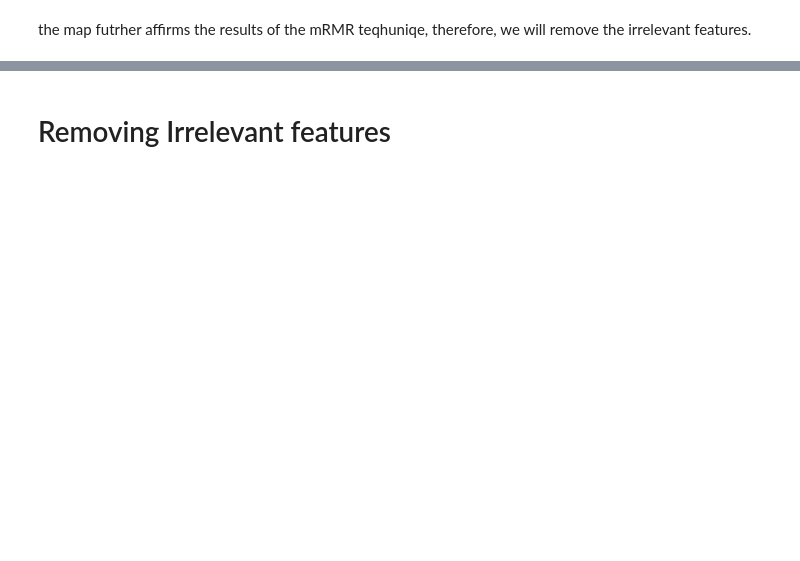
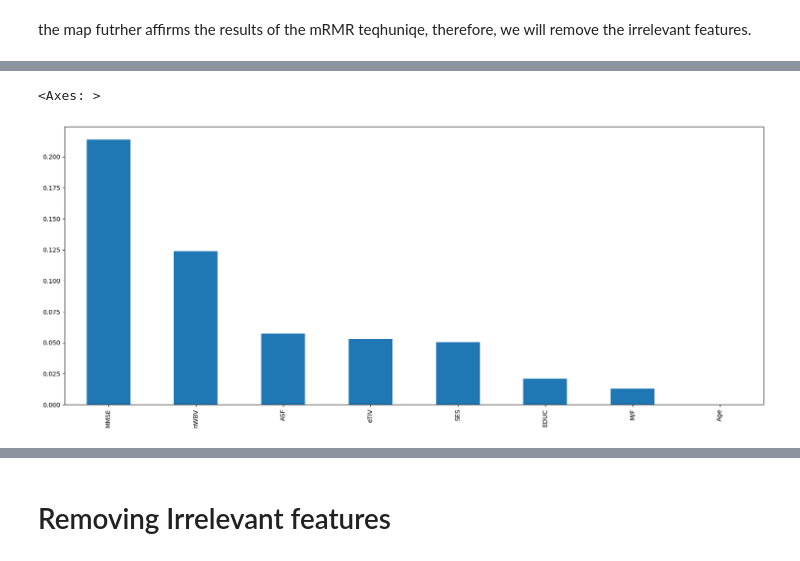
Before and after one commit to arwakhalidw/2024-GP-Group6, a Jupyter notebook: AlzheimerPredictor.ipynb, the cells around one changed output, grey strips where cells are left out. Cells and saved outputs as stored; diff of their text form; code cells hidden in the pictures; blank space fills up the shorter version.

```diff
--- a/AlzheimerPredictor.ipynb
+++ b/AlzheimerPredictor.ipynb
@@ -393,0 +401,7 @@ the map futrher affirms the results of the mRMR teqhuniqe, therefore, we will re
+# %%
+igX_train,igX_test,igy_train,igy_test=train_test_split(dataframe.drop(labels=['Group'], axis=1),
+    dataframe['Group'],
+    test_size=0.3,
+    random_state=0)
+mutual_info = mutual_info_classif(igX_train, igy_train)
+mutual_info
@@ -393,0 +411,4 @@ the map futrher affirms the results of the mRMR teqhuniqe, therefore, we will re
+# %%
+mutual_info = pd.Series(mutual_info)
+mutual_info.index = igX_train.columns
+mutual_info.sort_values(ascending=False)
@@ -393,0 +425,5 @@ the map futrher affirms the results of the mRMR teqhuniqe, therefore, we will re
+# %%
+mutual_info.sort_values(ascending=False).plot.bar(figsize=(20, 8))
+# %% [output]
+<Axes: >
+[figure, added]
```
Also changed, not shown: parts of 28 cells of this notebook.
